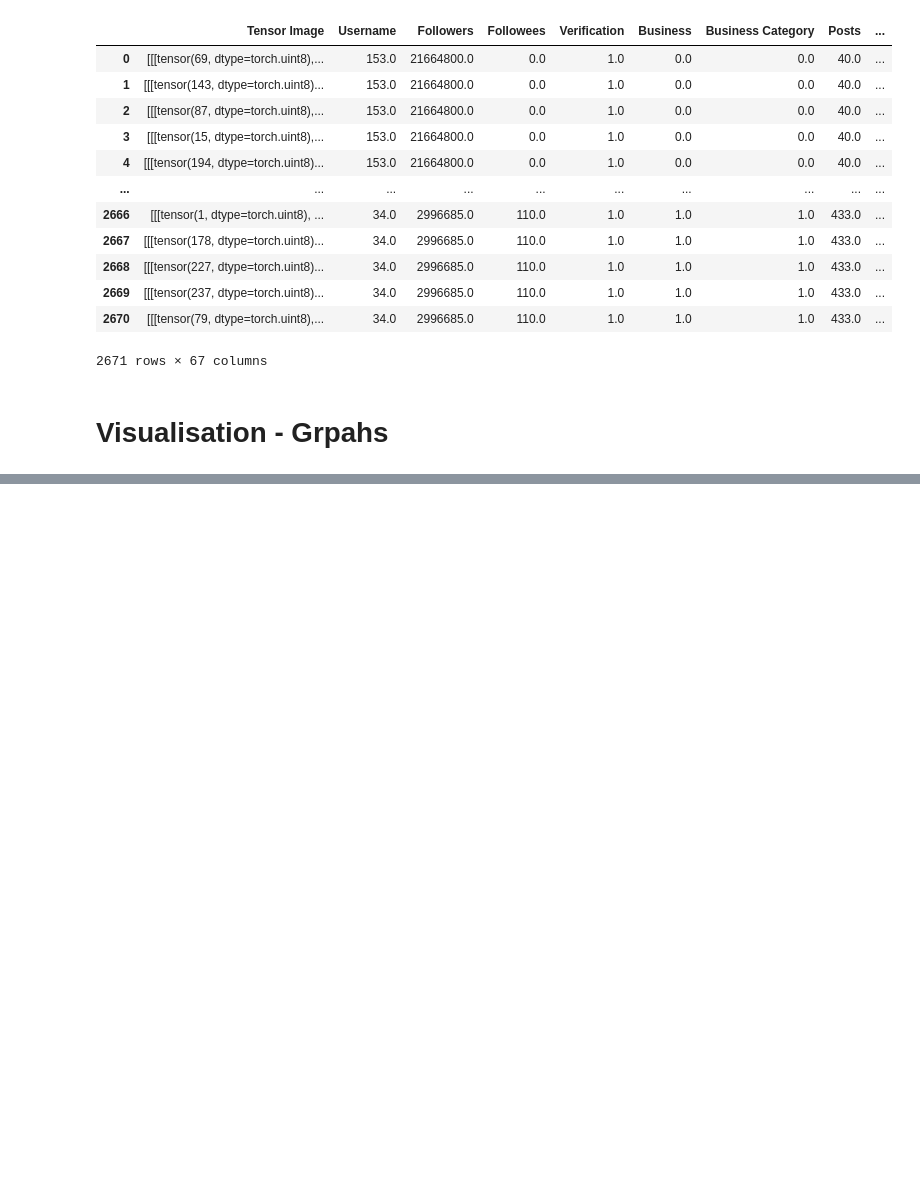
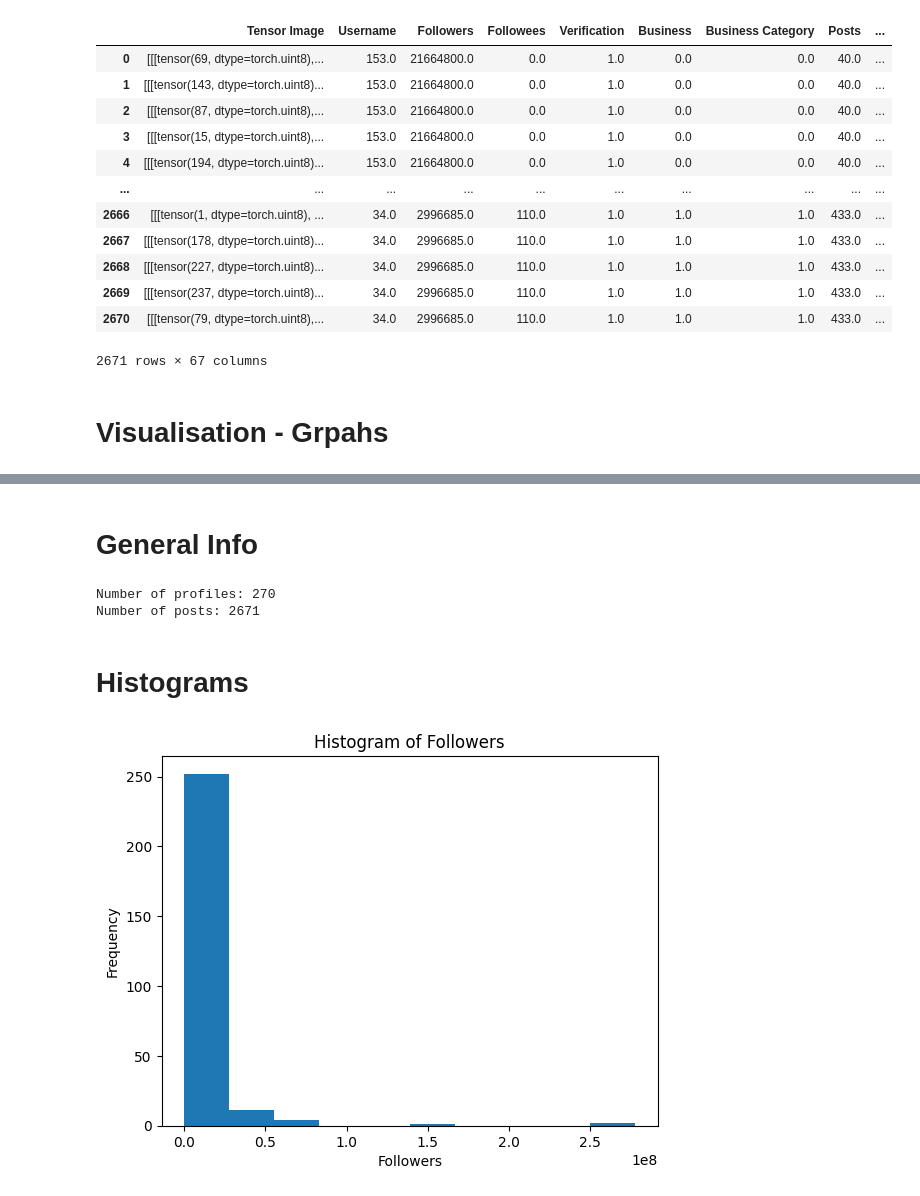
Before and after one commit to DimLiak/ImageGenAI, a Jupyter notebook: Create_dataset.ipynb, the cells around one changed output, grey strips where cells are left out. Drawn from its saved outputs; the diff is of its cells as text; code cells hidden in the pictures; blank space fills up the shorter version.

```diff
--- a/Create_dataset.ipynb
+++ b/Create_dataset.ipynb
@@ -446,0 +447,27 @@ df_dataset.to_csv(f'Dataset_Complete.csv')
+# %% [markdown]
+# General Info
+# %%
+print(f"Number of profiles: {len(list(np.unique(df_concat['username'])))}")
+print(f"Number of posts: {len(list(df_concat['username']))}")
+# %% [output]
+Number of profiles: 270
+Number of posts: 2671
+# %% [markdown]
+# Histograms
+# %%
+from matplotlib import pyplot as plt
+import seaborn as sns
+
+
+username_list = list(np.unique(df_concat['username']))
+
+# Followers
+followers_list = [list(df_concat[df_concat['username']==x]['followers'])[0] for x in username_list]
+
+plt.title('Histogram of Followers')
+plt.xlabel('Followers')
+plt.ylabel('Frequency')
+plt.hist(followers_list)
+plt.show()
+# %% [output]
+[figure, added]
```
Also changed, not shown: parts of 25 cells of this notebook.
